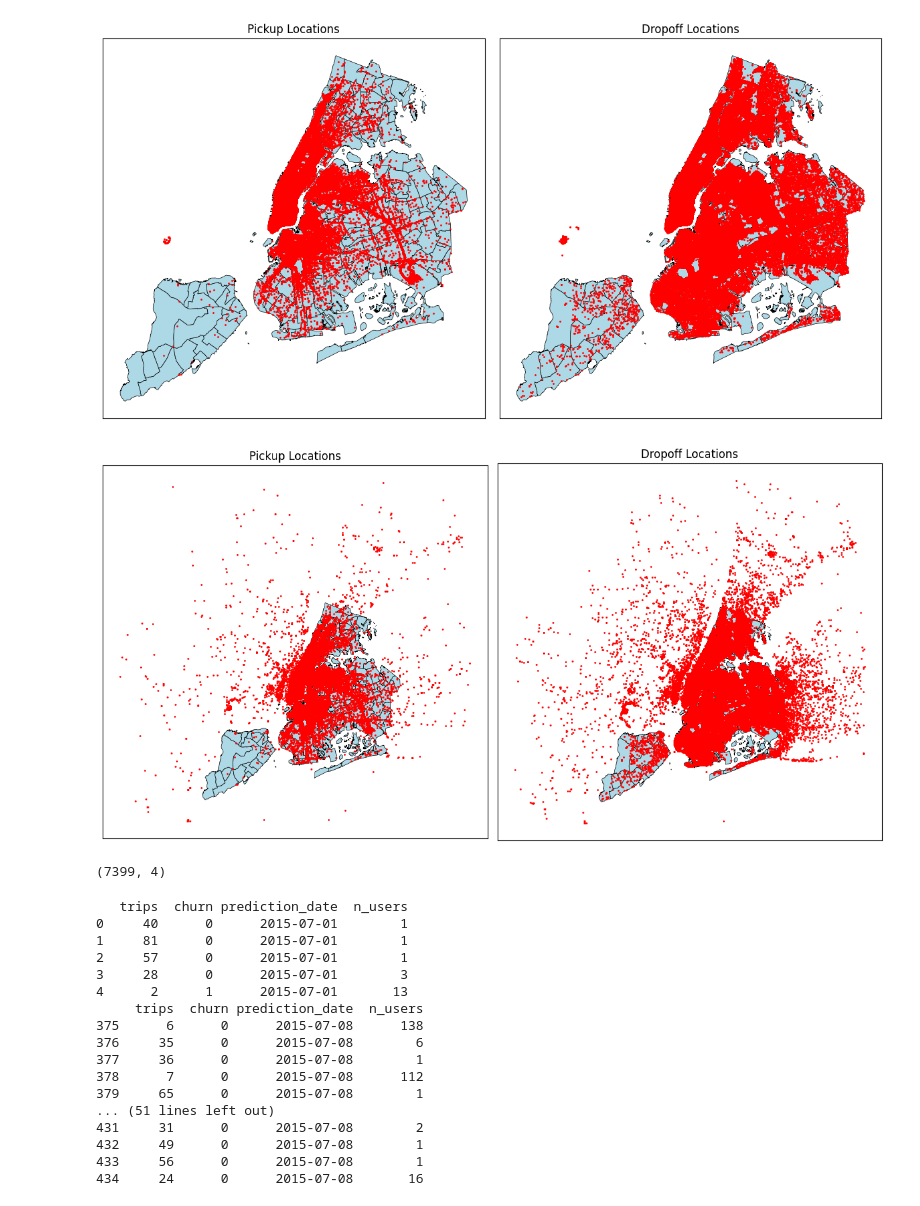
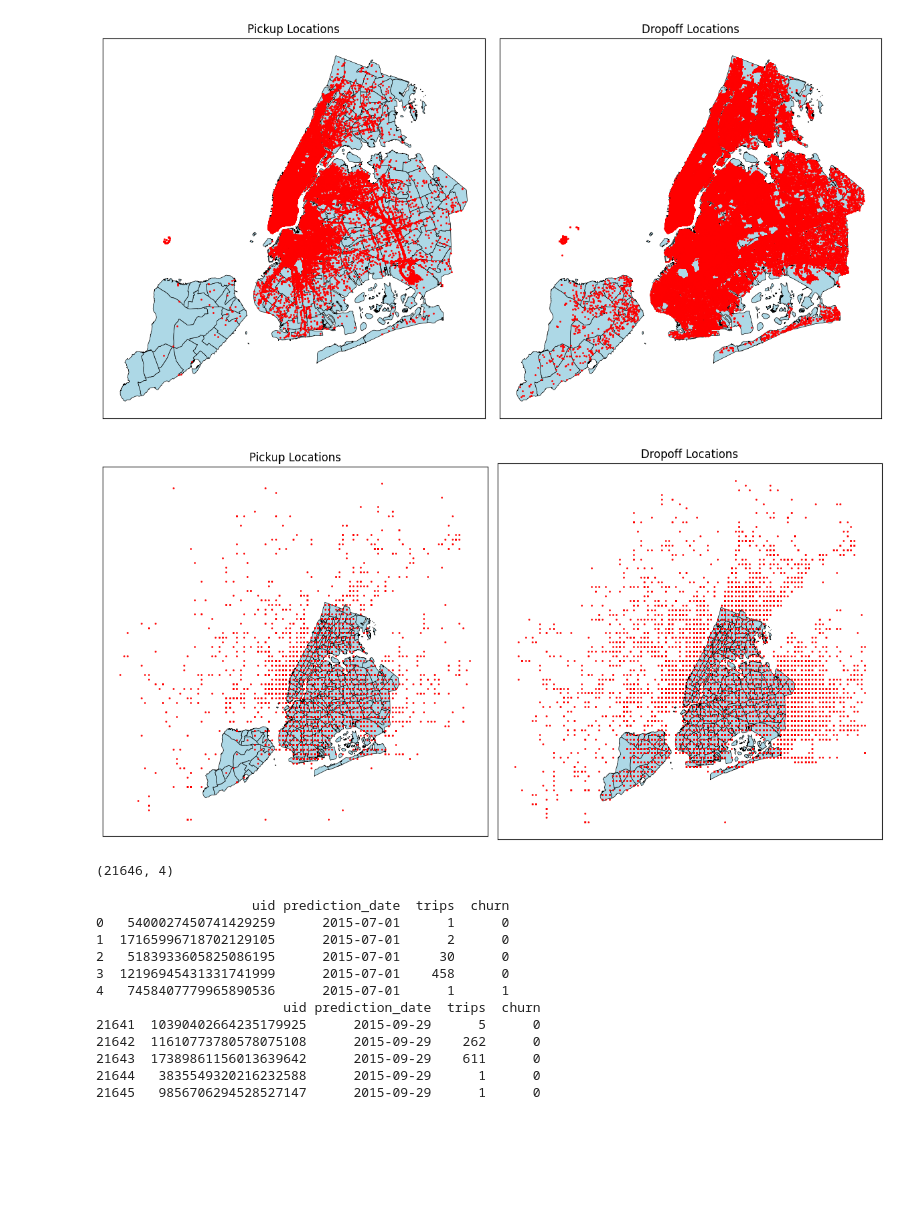
Before and after one commit to alexanderkrupinski/clickhouse-learning, a Jupyter notebook: python/nyc_taxi_eda.ipynb, the cells around one changed output. Drawn from its saved outputs; the diff is of its cells as text; code cells hidden in the pictures; blank space fills up the shorter version.

```diff
--- a/python/nyc_taxi_eda.ipynb
+++ b/python/nyc_taxi_eda.ipynb
@@ -158,14 +158,14 @@ plot_geo_counts(geo_nta_nonempty, nyc_nta_wm)
 [figure]
 # %%
 geo_nta_rounded = geo_coords_ny.copy()
-geo_nta_rounded = geo_nta_rounded.round(3)
+geo_nta_rounded = geo_nta_rounded.round(2)
 
 plot_geo_counts(geo_nta_rounded, nyc_nta_wm)
 # %% [output]
-[figure, old version]
+[figure, new version]
 # %%
 query = f"""with data as (select
-                cityHash64(array(round(pickup_latitude, 3), round(pickup_longitude, 3))) as uid,
+                cityHash64(array(round(pickup_latitude, 2), round(pickup_longitude, 2))) as uid,
                 count(trip_id) as trips,
                 toDate(pickup_datetime) as date,
                 sum(total_amount) as amount
@@ -179,39 +179,38 @@ query = f"""with data as (select
                 from data d1 asof join data d2
                 on d1.uid=d2.uid
                 and d1.date < d2.date
-                order by date)
-            select
-                trips,
-                churn,
-                prediction_date,
-                count(distinct uid) as n_users
-            from labels
-            group by trips, churn, prediction_date order by prediction_date"""
+                order by date)"""
 
 
-data = client.query(query)
-data = pd.DataFrame(data.result_rows, columns=data.column_names)
-print(data.shape)
+"""
+select
+    trips,
+    churn,
+    prediction_date,
+    count(distinct uid) as n_users
+from labels
+group by trips, churn, prediction_date order by prediction_date"""
+
+
+labels = client.query(query + "select * from labels")
+
+labels = pd.DataFrame(labels.result_rows, columns=labels.column_names)
+print(labels.shape)
 # %% [output]
-(7399, 4)
+(21646, 4)
 # %%
-print(data.head())
-print(data[data.prediction_date.astype(str) == "2015-07-08"])
+print(labels.head())
+print(labels.tail())
 # %% [output]
-   trips  churn prediction_date  n_users
-0     40      0      2015-07-01        1
-1     81      0      2015-07-01        1
-2     57      0      2015-07-01        1
-3     28      0      2015-07-01        3
-4      2      1      2015-07-01       13
-     trips  churn prediction_date  n_users
-375      6      0      2015-07-08      138
-376     35      0      2015-07-08        6
-377     36      0      2015-07-08        1
-378      7      0      2015-07-08      112
-379     65      0      2015-07-08        1
-... (51 lines left out)
-431     31      0      2015-07-08        2
-432     49      0      2015-07-08        1
-433     56      0      2015-07-08        1
-434     24      0      2015-07-08       16
+                    uid prediction_date  trips  churn
+0   5400027450741429259      2015-07-01      1      0
+1  17165996718702129105      2015-07-01      2      0
+2   5183933605825086195      2015-07-01     30      0
+3  12196945431331741999      2015-07-01    458      0
+4   7458407779965890536      2015-07-01      1      1
+                        uid prediction_date  trips  churn
+21641  10390402664235179925      2015-09-29      5      0
+21642  11610773780578075108      2015-09-29    262      0
+21643  17389861156013639642      2015-09-29    611      0
+21644   3835549320216232588      2015-09-29      1      0
+21645   9856706294528527147      2015-09-29      1      0
```
Also changed, not shown: parts of 1 cell of this notebook.
